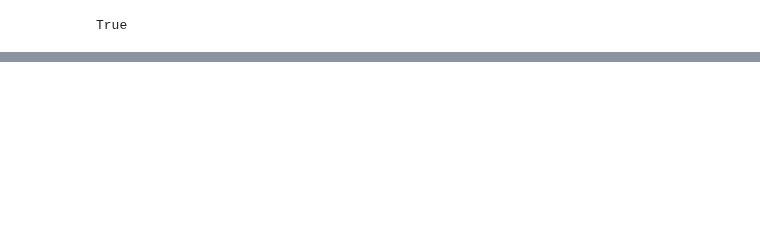
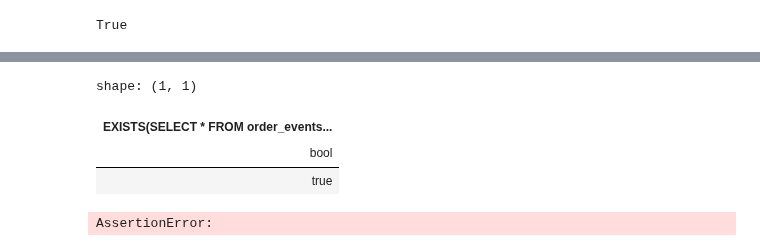
Before and after one commit to wlaur/olap-benchmarks, a Jupyter notebook: notebooks/rtabench.ipynb, the cells around one changed output, grey strips where cells are left out. Saved outputs shown, nothing was run; the diff lists cells and outputs as text; code cells hidden in the pictures; blank space fills up the shorter version.

```diff
--- a/notebooks/rtabench.ipynb
+++ b/notebooks/rtabench.ipynb
@@ -63,3 +112,14 @@ name = "0000_terminal_hourly_stats"
+# %%
+duckdb.fetch(load_query(name, "duckdb"))
+# %% [output]
+shape: (1, 1)
+| EXISTS(SELECT * FROM order_events... |
+| bool |
+| true |
+# %%
+assert 0
+# %% [output]
+AssertionError:
 # %%
 %%timeit
 
```
Also changed, not shown: parts of 12 cells of this notebook, 8 other files.
